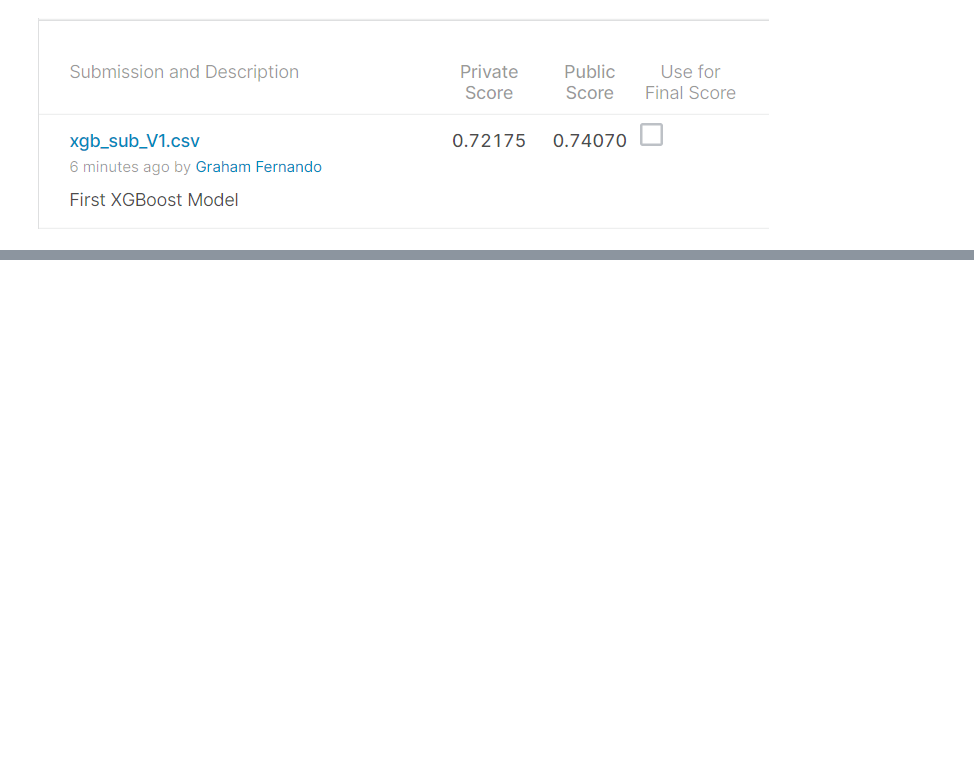
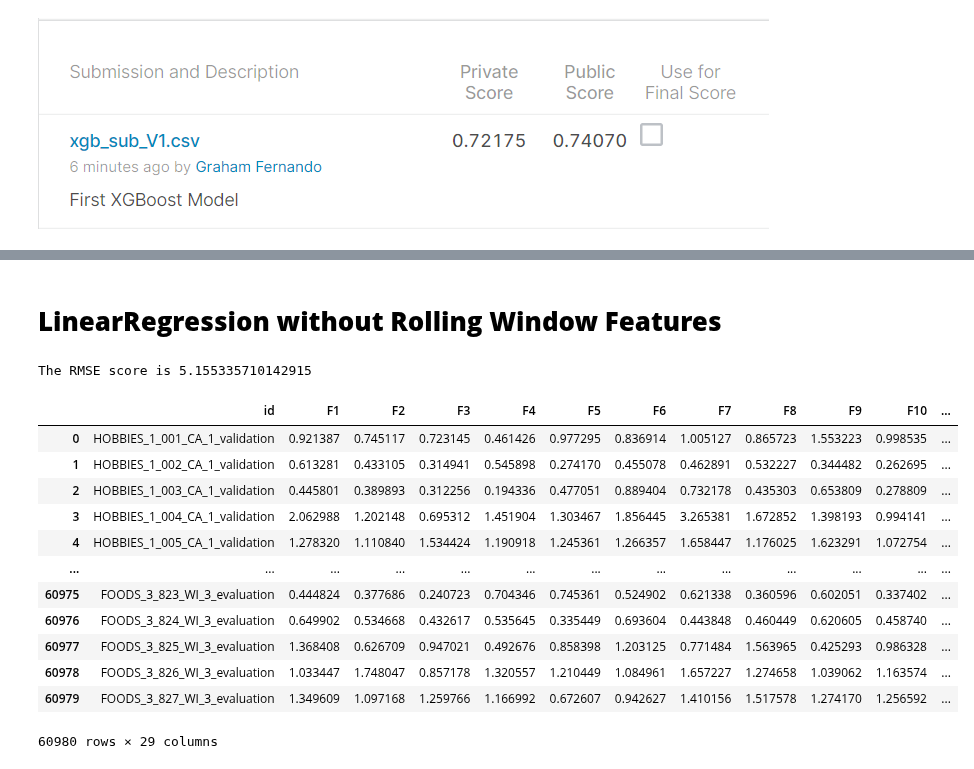
Before and after one commit to vence-andersen/M5-Forecasting-Accuracy, a Jupyter notebook: models.ipynb, the cells around one changed output, grey strips where cells are left out. Saved outputs shown, nothing was run; the diff lists cells and outputs as text; code cells hidden in the pictures; blank space fills up the shorter version.

```diff
--- a/models.ipynb
+++ b/models.ipynb
@@ -434,0 +426,44 @@ Successfully submitted to M5 Forecasting - Accuracy
+# %% [markdown]
+# **LinearRegression without Rolling Window Features**
+# %%
+model = LinearRegression(n_jobs=-1)
+model.fit(X_train,y_train)
+y_pred = model.predict(X_val)
+rmse = mse(y_val,y_pred)
+print(f"The RMSE score is {rmse}")
+# %% [output]
+The RMSE score is 5.155335710142915
+# %%
+# Now we are predicting the values for teh X_val and X_test for the submission
+
+pred_val_array  = model.predict(X_val)
+pred_test_array  = model.predict(X_test)
+
+pred_val_array = np.reshape(pred_val_array, (-1, 28),order = 'F')
+pred_test_array = np.reshape(pred_test_array, (-1, 28),order = 'F')
+# %%
+sub = pd.read_csv("sample_submission.csv")
+sub_1 = sub.iloc[:30490,:]
+sub_2 = sub.iloc[30490:,:]
+f_cols = sub.columns[1:]
+
+for i in range(len(f_cols)):
+    sub_1[f_cols[i]] = pred_val_array[:,i]
+    sub_2[f_cols[i]] = pred_test_array[:,i]
+
+sub = pd.concat([sub_1,sub_2])
+sub
+# %% [output]
+|  | id | F1 | F2 | F3 | F4 | F5 | F6 | F7 | F8 | F9 | F10 | ... |
+| 0 | HOBBIES_1_001_CA_1_validation | 0.921387 | 0.745117 | 0.723145 | 0.461426 | 0.977295 | 0.836914 | 1.005127 | 0.865723 | 1.553223 | 0.998535 | ... |
+| 1 | HOBBIES_1_002_CA_1_validation | 0.613281 | 0.433105 | 0.314941 | 0.545898 | 0.274170 | 0.455078 | 0.462891 | 0.532227 | 0.344482 | 0.262695 | ... |
+| 2 | HOBBIES_1_003_CA_1_validation | 0.445801 | 0.389893 | 0.312256 | 0.194336 | 0.477051 | 0.889404 | 0.732178 | 0.435303 | 0.653809 | 0.278809 | ... |
+| 3 | HOBBIES_1_004_CA_1_validation | 2.062988 | 1.202148 | 0.695312 | 1.451904 | 1.303467 | 1.856445 | 3.265381 | 1.672852 | 1.398193 | 0.994141 | ... |
+| 4 | HOBBIES_1_005_CA_1_validation | 1.278320 | 1.110840 | 1.534424 | 1.190918 | 1.245361 | 1.266357 | 1.658447 | 1.176025 | 1.623291 | 1.072754 | ... |
+| ... | ... | ... | ... | ... | ... | ... | ... | ... | ... | ... | ... | ... |
+| 60975 | FOODS_3_823_WI_3_evaluation | 0.444824 | 0.377686 | 0.240723 | 0.704346 | 0.745361 | 0.524902 | 0.621338 | 0.360596 | 0.602051 | 0.337402 | ... |
+| 60976 | FOODS_3_824_WI_3_evaluation | 0.649902 | 0.534668 | 0.432617 | 0.535645 | 0.335449 | 0.693604 | 0.443848 | 0.460449 | 0.620605 | 0.458740 | ... |
+| 60977 | FOODS_3_825_WI_3_evaluation | 1.368408 | 0.626709 | 0.947021 | 0.492676 | 0.858398 | 1.203125 | 0.771484 | 1.563965 | 0.425293 | 0.986328 | ... |
+| 60978 | FOODS_3_826_WI_3_evaluation | 1.033447 | 1.748047 | 0.857178 | 1.320557 | 1.210449 | 1.084961 | 1.657227 | 1.274658 | 1.039062 | 1.163574 | ... |
+| 60979 | FOODS_3_827_WI_3_evaluation | 1.349609 | 1.097168 | 1.259766 | 1.166992 | 0.672607 | 0.942627 | 1.410156 | 1.517578 | 1.274170 | 1.256592 | ... |
+60980 rows × 29 columns
```
Also changed, not shown: parts of 47 cells of this notebook.
